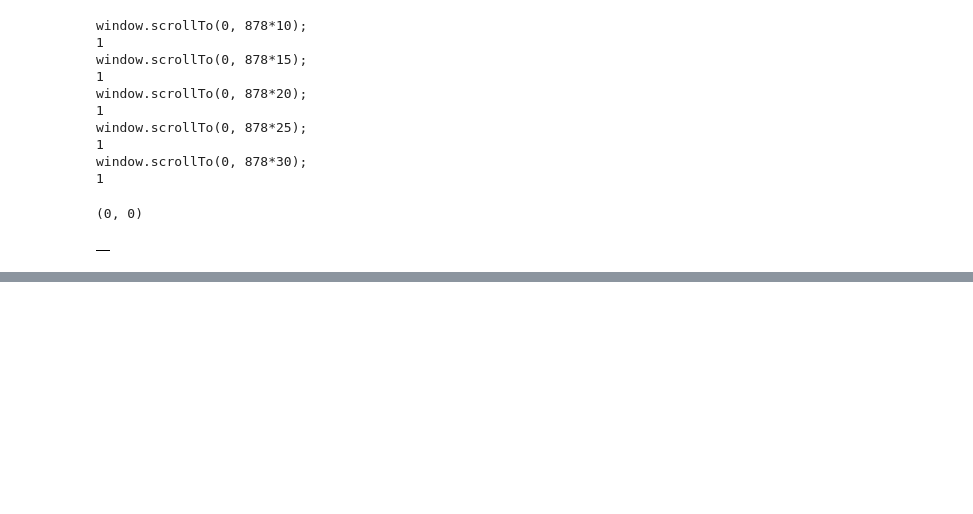
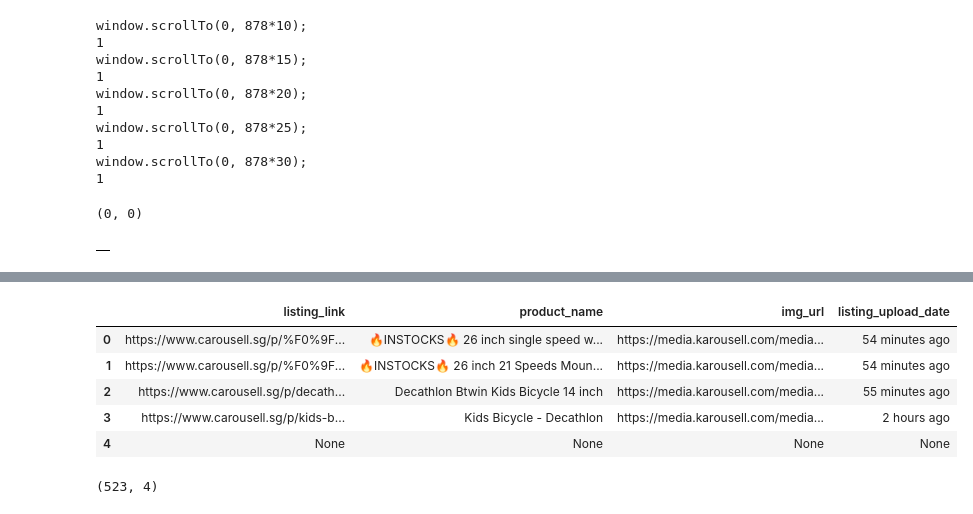
Before and after one commit to gangula-karthik/AICU-BIKE-SEARCH, a Jupyter notebook: app/carousell.ipynb, the cells around one changed output, grey strips where cells are left out. Saved outputs shown, nothing was run; the diff lists cells and outputs as text; code cells hidden in the pictures; blank space fills up the shorter version.

Commit message:
add: code for data collection

```diff
--- a/app/carousell.ipynb
+++ b/app/carousell.ipynb
@@ -151,0 +220,19 @@ products loaded []
+# %%
+# everything with None as the product name and listing link is a service ad
+# we can remove them from our dataframe later
+# lets loop through and collect more data
+
+df = pd.DataFrame(list(productList))
+df.head()
+# %% [output]
+|  | listing_link | product_name | img_url | listing_upload_date |
+| 0 | https://www.carousell.sg/p/%F0%9F... | 🔥INSTOCKS🔥 26 inch single speed w... | https://media.karousell.com/media... | 54 minutes ago |
+| 1 | https://www.carousell.sg/p/%F0%9F... | 🔥INSTOCKS🔥 26 inch 21 Speeds Moun... | https://media.karousell.com/media... | 54 minutes ago |
+| 2 | https://www.carousell.sg/p/decath... | Decathlon Btwin Kids Bicycle 14 inch | https://media.karousell.com/media... | 55 minutes ago |
+| 3 | https://www.carousell.sg/p/kids-b... | Kids Bicycle - Decathlon | https://media.karousell.com/media... | 2 hours ago |
+| 4 | None | None | None | None |
+# %%
+df.dropna(inplace=True)
+df.shape
+# %% [output]
+(523, 4)
```
Also changed, not shown: parts of 4 cells of this notebook, 1 other file.
